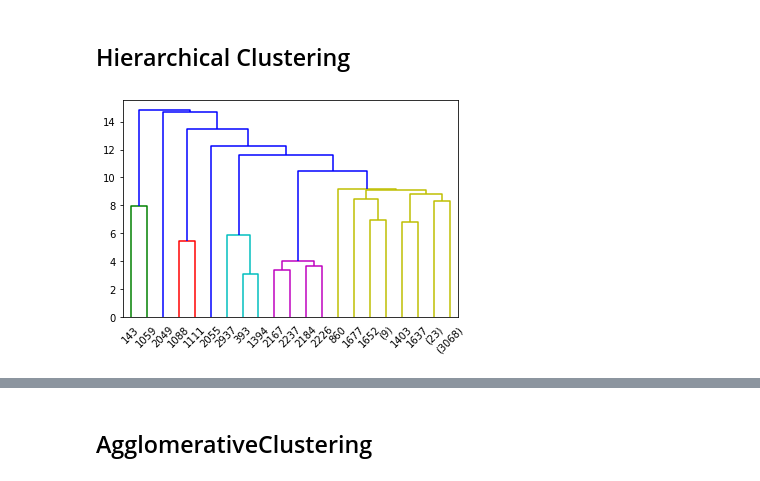
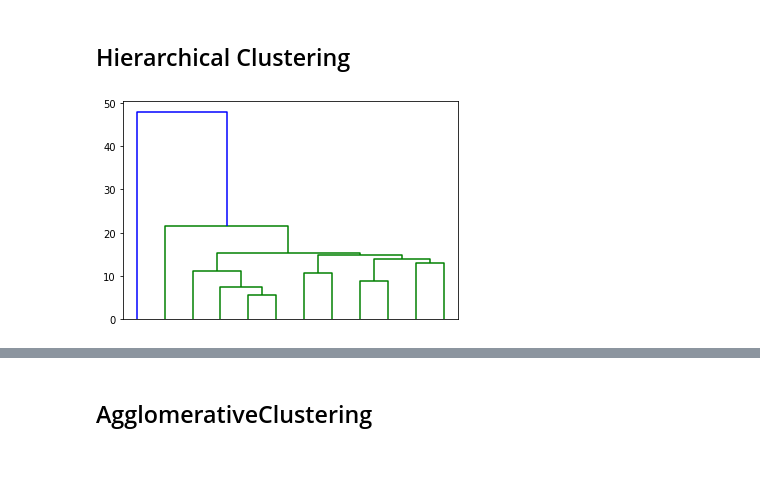
Before and after one commit to oZwZo/pan-cancer-leukocyte, a Jupyter notebook: leukocyte/leukocyte.ipynb, the cells around one changed output, grey strips where cells are left out. Cells and saved outputs as stored; diff of their text form; code cells hidden in the pictures.

```diff
--- a/leukocyte/leukocyte.ipynb
+++ b/leukocyte/leukocyte.ipynb
@@ -109,7 +105,7 @@ v_data.shape
 # %% [output]
 (3149, 22)
 # %%
-v_data = v_data[gtr_sum <4,statistics.loc['std',:] >= 0.05]
+v_data = v_data[gtr_sum <4]
 
 from sklearn.preprocessing import normalize
 n_data = normalize(v_data,axis=0)
@@ -177,9 +173,8 @@ Canvas(toolbar=Toolbar(toolitems=[('Home', 'Reset original view', 'home', 'home'
 ## Hierarchical Clustering
 # %%
 disMat=distance.pdist(n_data,metric='mahalanobis')
-Z=linkage(disMat,method='average')
+Z=linkage(disMat,method='centroid')
 
-plt.figure()
-tree = dendrogram(Z,p=9,truncate_mode='level')
+tree = dendrogram(Z,p=5,truncate_mode='level',no_labels=True)
 # %% [output]
-[figure, old version]
+[figure, new version]
```
Also changed, not shown: parts of 11 cells of this notebook, 1 other file.
